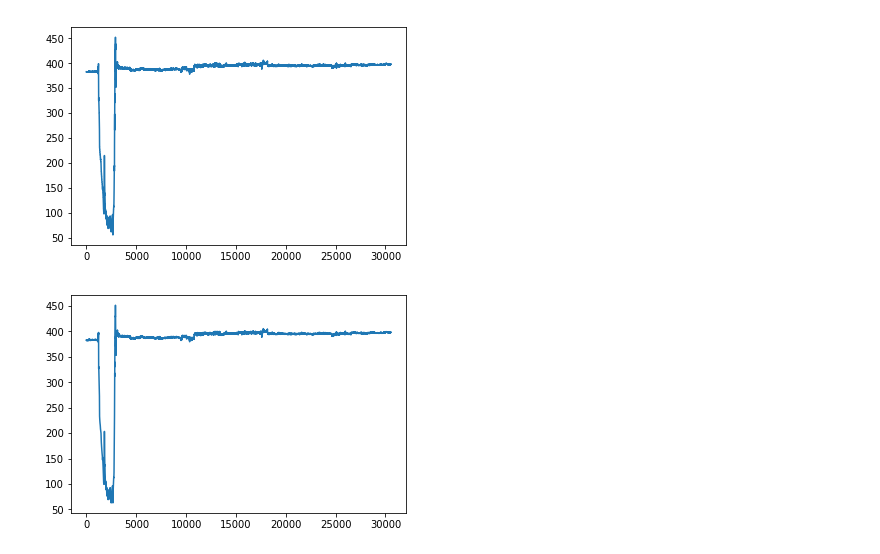
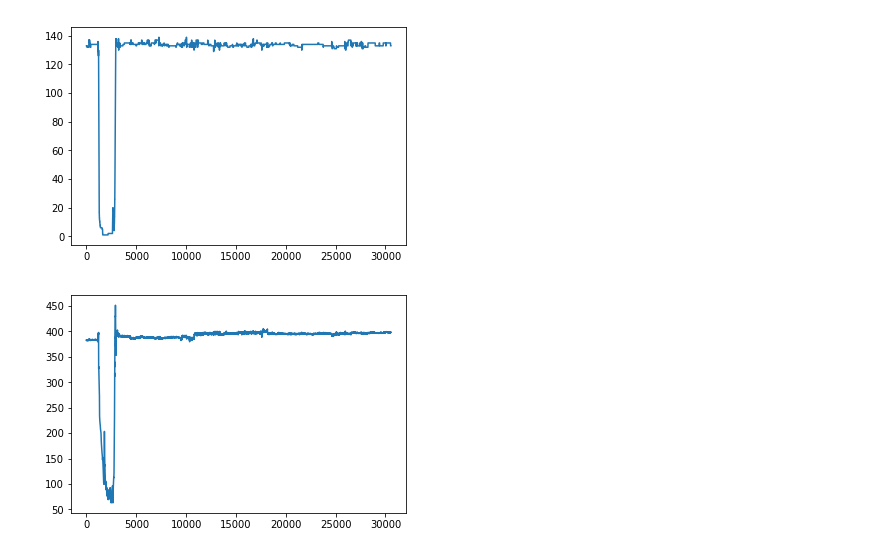
Before and after one commit to A101110/models, a Jupyter notebook: Preparation_algorithm.ipynb, the cells around one changed output. Cells and saved outputs as stored; diff of their text form; code cells hidden in the pictures.

```diff
--- a/Preparation_algorithm.ipynb
+++ b/Preparation_algorithm.ipynb
@@ -5,18 +5,23 @@ import matplotlib.pyplot as plt
 from sklearn.linear_model import LinearRegression
 import random
 import time
+import warnings
 
-wb = openpyxl.load_workbook(r"C:\Users\User\Desktop\Диплом мага\EK3.xlsx")
-wb1 = openpyxl.load_workbook(r"C:\Users\User\Desktop\Книга1.xlsx")
+wb = openpyxl.load_workbook(r"data_sheets\EK3.xlsx")
+wb1 = openpyxl.load_workbook(r"data_sheets\Книга1.xlsx")
 sheet = wb['Отчет']
 sheet1 = wb1['Лист4']
+warnings.filterwarnings('ignore')
 # %%
 def read_value(temp, i, n, col):
     temp.append(sheet.cell(row = i, column = col).value)
     if (temp[i-n] == ''):
         temp[i-n] = temp[i-n-1]
     #print(temp[i-n])
-    temp[i-n] = float(temp[i-n])
+    try:
+        temp[i-n] = float(temp[i-n])
+    except:
+        return 0
 # %%
 def averager(array):
     for i in range (1, len(array)-1):
@@ -33,43 +38,40 @@ pres1 = []
 n = 18
 num = 30549
 for i in range (n, num):
     read_value(temp1, i, n, 2)
     read_value(temp2, i, n, 3)
     read_value(flow1, i, n, 4)
-    #read_value(temp3, i, n, 5)
+    read_value(temp3, i, n, 5)
     read_value(temp4, i, n, 6)
     read_value(temp5, i, n, 7)
     read_value(flow2, i, n, 8)
-    #read_value(pres1, i, n, 9)
+    read_value(pres1, i, n, 9)
 
-#print(temp1)
-plt.plot(temp1)
+plt.plot(pres1)
 plt.show()
-#plt.plot(pres1)
-#plt.show()
 
 averager(temp1)
 averager(temp2)
 averager(flow1)
-#averager(temp3)
+averager(temp3)
 averager(temp4)
 averager(temp5)
 averager(flow2)
 #averager(pres1)
 
 plt.plot(temp1)
 plt.show()
 i = 1
 for i in range (1, num-n):
     sheet1.cell(row = i, column = 1).value = temp1[i]
     sheet1.cell(row = i, column = 2).value = temp2[i]
     sheet1.cell(row = i, column = 3).value = flow1[i]
-    #sheet1.cell(row = i, column = 4).value = temp3[i]
+    sheet1.cell(row = i, column = 4).value = temp3[i]
     sheet1.cell(row = i, column = 5).value = temp4[i]
     sheet1.cell(row = i, column = 6).value = temp5[i]
-    sheet1.cell(row = i, column = 7).value = flow1[i]
-    #sheet1.cell(row = i, column = 8).value = pres1[i]
-wb1.save(r"C:\Users\User\Desktop\Книга1.xlsx")
+    sheet1.cell(row = i, column = 7).value = flow2[i]
+    sheet1.cell(row = i, column = 9).value = pres1[i]
+wb1.save(r"data_sheets\Книга1.xlsx")
 # %% [output]
-[figure, old version]
+[figure, new version]
 [figure]
```
Also changed, not shown: 3 other files.
